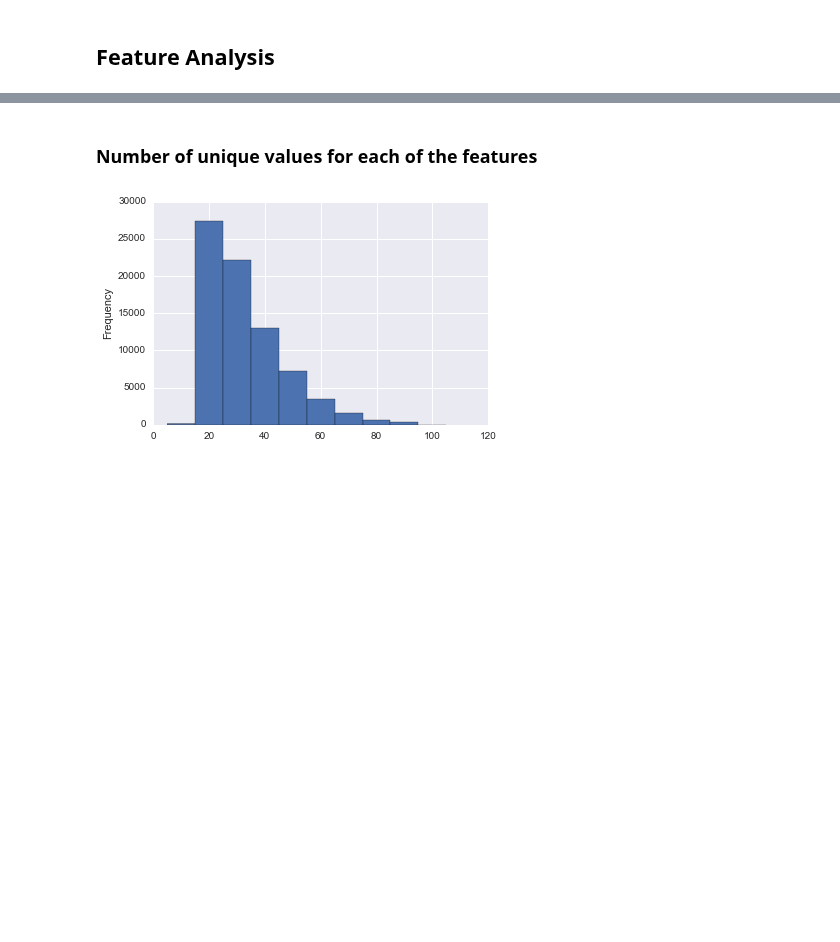
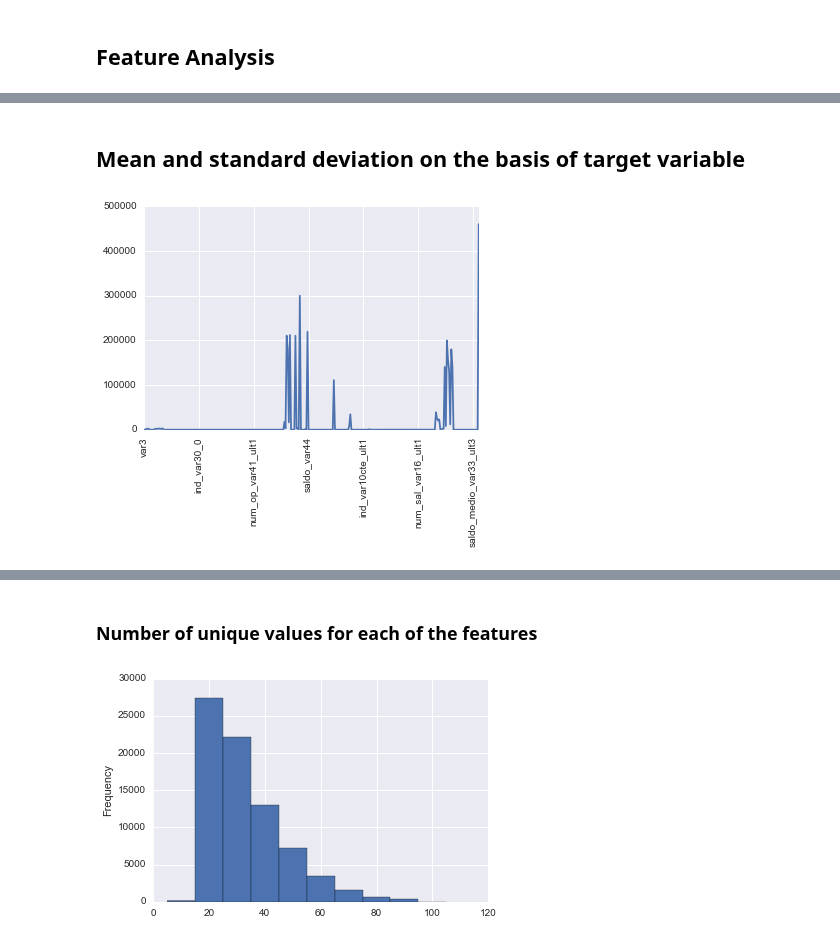
Before and after one commit to numb3r33/Kaggle-Competitions, a Jupyter notebook: Santander-Customer-Satisfaction/notebooks/Santander Customer Satisfaction - Exploratory Data Analysis.ipynb, the cells around one changed output, grey strips where cells are left out. Drawn from its saved outputs; the diff is of its cells as text; code cells hidden in the pictures; blank space fills up the shorter version.

```diff
--- a/Santander-Customer-Satisfaction/notebooks/Santander Customer Satisfaction - Exploratory Data Analysis.ipynb
+++ b/Santander-Customer-Satisfaction/notebooks/Santander Customer Satisfaction - Exploratory Data Analysis.ipynb
@@ -64,0 +92,7 @@ y_train = y.iloc[train_index]
+# %% [markdown]
+## Mean and standard deviation on the basis of target variable
+# %%
+train[train.TARGET == 0][final_features].quantile(q=0.99).plot()
+plt.xticks(rotation=90);
+# %% [output]
+[figure, added]
```
Also changed, not shown: parts of 13 cells of this notebook, 1 other file.
